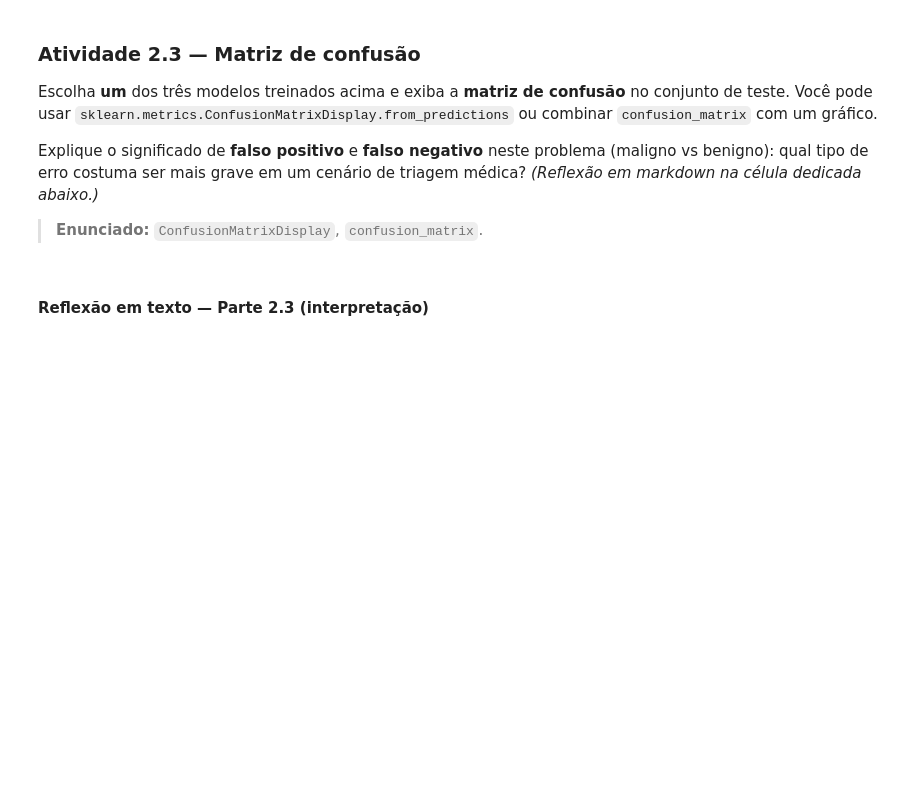
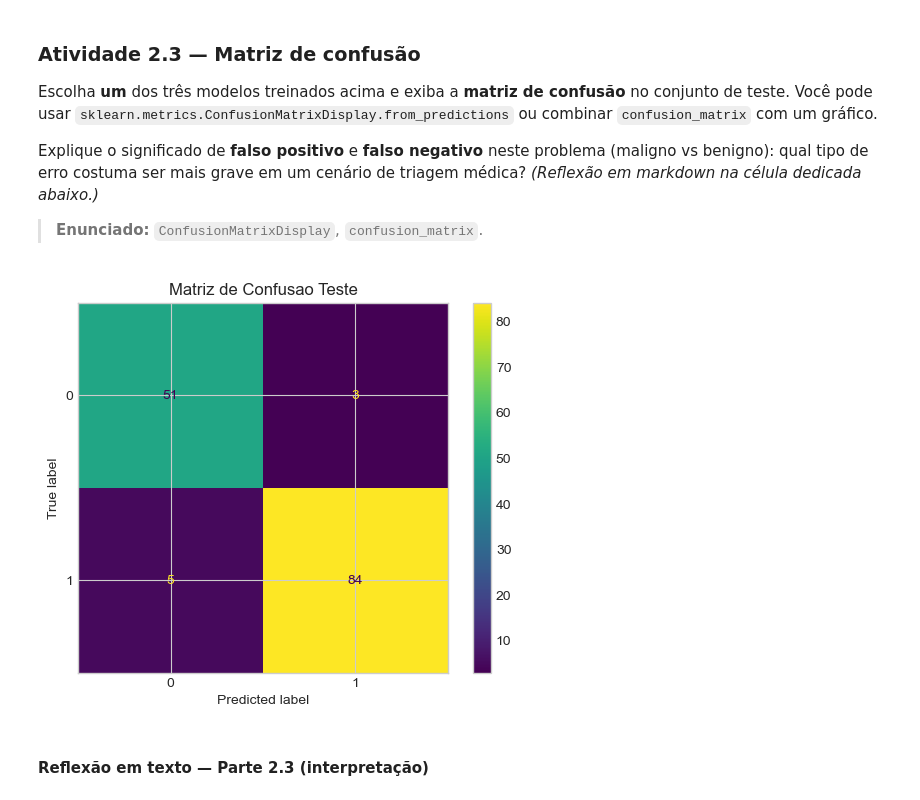
Before and after one commit to ThiagoVenturim/Classificao_de_Exoplanetas, a Jupyter notebook: am_aula_pratica01.ipynb, the cells around one changed output. Drawn from its saved outputs; the diff is of its cells as text; code cells hidden in the pictures; blank space fills up the shorter version.

```diff
--- a/am_aula_pratica01.ipynb
+++ b/am_aula_pratica01.ipynb
@@ -186,6 +186,12 @@ Aqui você monta o **pipeline** de pré-processamento e os três classificadores
 
 > **Enunciado:** `sklearn.preprocessing.StandardScaler`, `train_test_split`.
 # %%
-X_train, X_test, y_train, y_test = train_test_split(X,y ,random_state=42,shuffle=True,test_size=0.2)
+X_train, X_test, y_train, y_test = train_test_split(X, y, random_state=42, shuffle=True, test_size=0.25)
+
+scaler=StandardScaler()
+scaler.fit(X_train)
+X_train_scaled = pd.DataFrame(scaler.transform(X_train), columns=X.columns)
+X_test_scaled = pd.DataFrame(scaler.transform(X_test), columns=X.columns)
+
 print(f"X: Train {X_train.shape} Test {X_test.shape}\nY: Train {y_train.shape} Test {y_test.shape} ")
 # %% [output]
@@ -207,3 +213,9 @@ Para cada um: instancie o estimador, chame `fit`, obtenha predições no teste,
 Em **markdown** (célula de reflexão da Parte 2.2), responda: a **árvore** depende da escala das features da mesma forma que o SVM? Por quê?
 
 > **Enunciado:** `fit`, `predict`, `accuracy_score`, `classification_report`.
+# %%
+tree = DecisionTreeClassifier()
+tree.fit(X_train,y_train)
+y_pred_tree = tree.predict(X_test)
+print(accuracy_score(y_test,y_pred_tree ))
+print(classification_report(y_test,y_pred_tree ))
@@ -217,6 +271,12 @@ Escolha **um** dos três modelos treinados acima e exiba a **matriz de confusão
 Explique o significado de **falso positivo** e **falso negativo** neste problema (maligno vs benigno): qual tipo de erro costuma ser mais grave em um cenário de triagem médica? *(Reflexão em markdown na célula dedicada abaixo.)*
 
 > **Enunciado:** `ConfusionMatrixDisplay`, `confusion_matrix`.
+# %%
+ConfusionMatrixDisplay.from_predictions(y_test, y_pred_tree)
+plt.title("Matriz de Confusao Teste")
+plt.show()
+# %% [output]
+[figure, added]
 # %% [markdown]
 #### Reflexão em texto — Parte 2.3 (interpretação)
 # %% [markdown]
```
Also changed, not shown: parts of 13 cells of this notebook, 1 other file.
